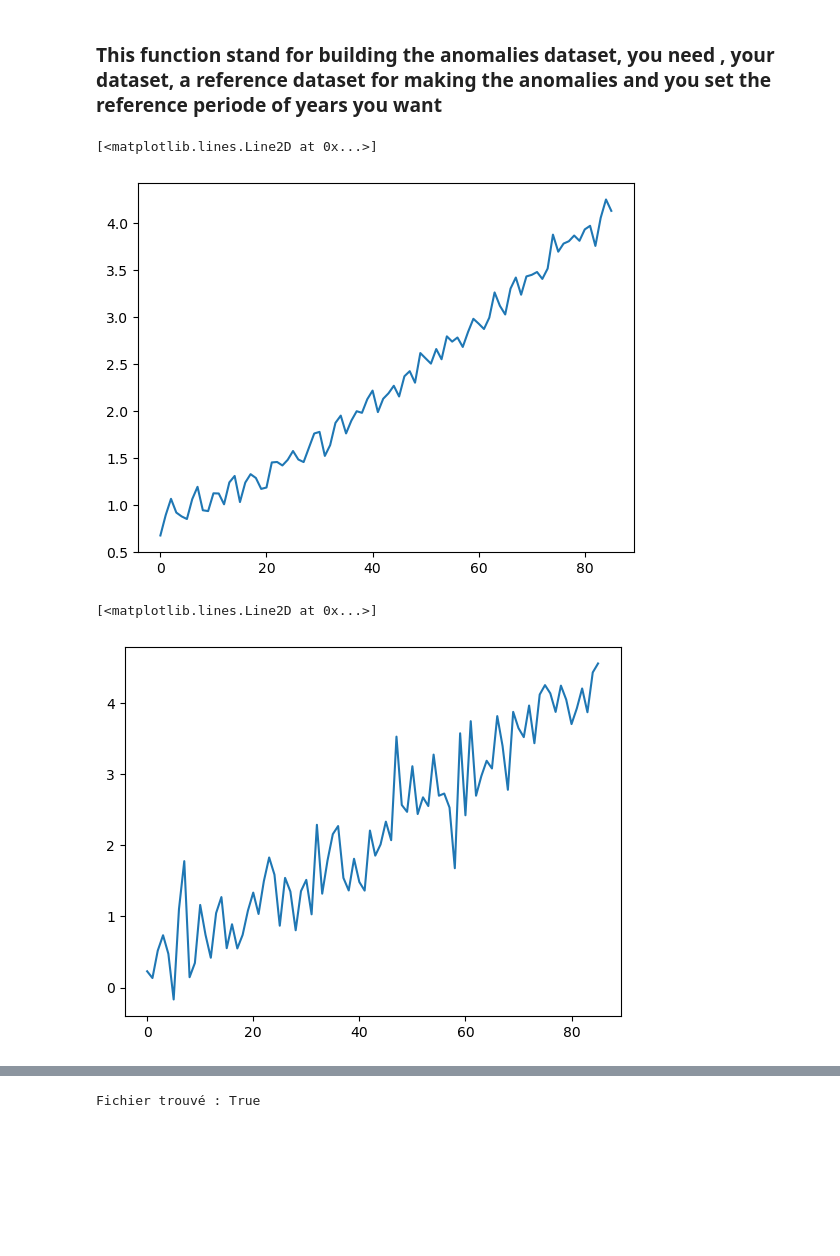
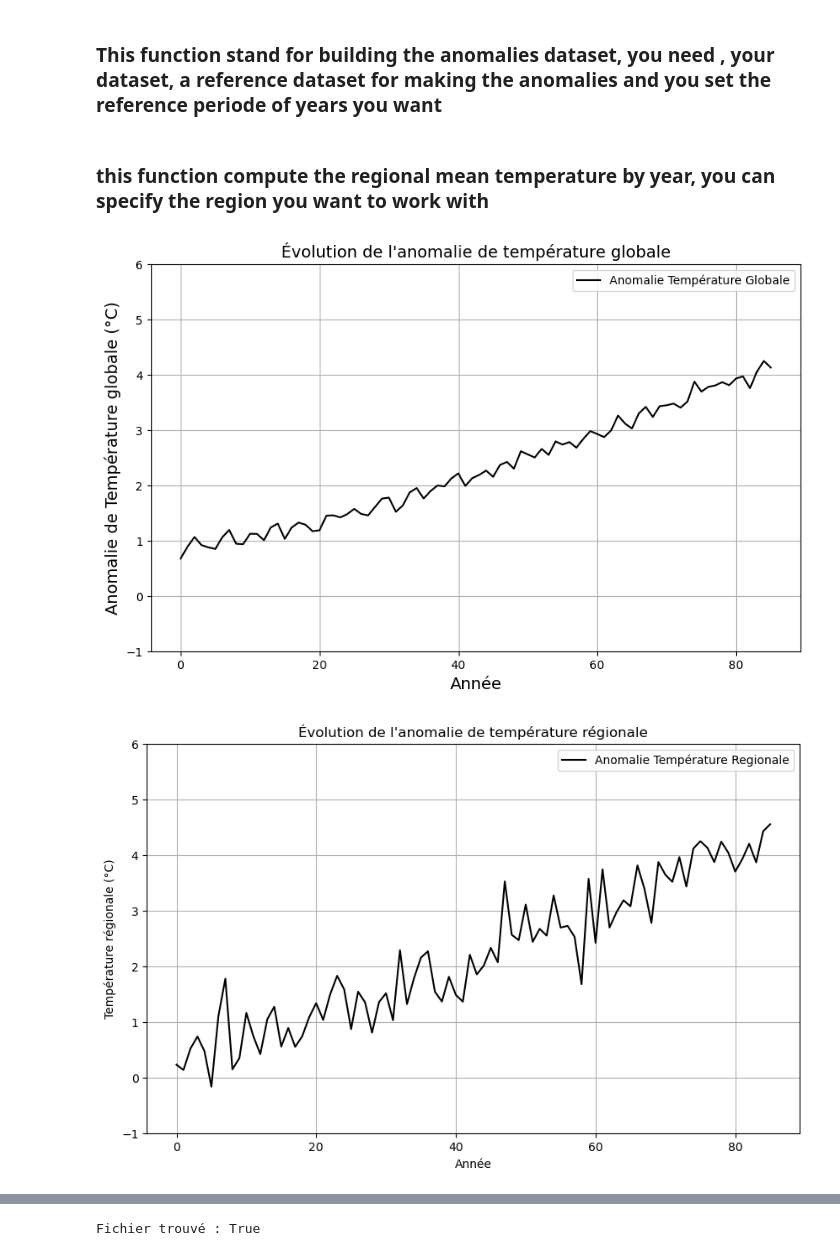
Before and after one commit to Userror05/MERCURY, a Jupyter notebook: emulator_tutorial.ipynb, the cells around one changed output, grey strips where cells are left out. Saved outputs shown, nothing was run; the diff lists cells and outputs as text; code cells hidden in the pictures; blank space fills up the shorter version.

```diff
--- a/emulator_tutorial.ipynb
+++ b/emulator_tutorial.ipynb
@@ -86,16 +110,35 @@ Attributes:
 ### This function stand for building the anomalies dataset, you need , your dataset, a reference dataset for making the anomalies and you set the reference periode of years you want
 # %%
 anomalies = ctl.build_anomalies(data_conv_interpolated,data_ref_conv_interpolated,(1850,1900))
+# %% [markdown]
+### this function compute the regional mean temperature by year, you can specify the region you want to work with
 # %%
 regions_anomalie = ctl.regional_anomalie_byear(anomalies,ctl.polygon_from_kml("Stage_4A (1).kml",chemin))
 # %%
 global_temp = ctl.global_anomalie_byear(anomalies)
-plt.plot(global_temp)
+
+# Maintenant le tracé :
+plt.figure(figsize=(10, 6))
+plt.plot(global_temp, label="Anomalie Température Globale",color="black")
+plt.xlabel("Année",fontsize=14)
+plt.ylim(-1,6)
+plt.ylabel("Anomalie de Température globale (°C)",fontsize=14)
+plt.title("Évolution de l'anomalie de température globale",fontsize=14)
+plt.legend()
+plt.grid(True)
+plt.show()
 # %% [output]
-[<matplotlib.lines.Line2D at 0x...>]
-[figure, old version]
+[figure, new version]
 # %%
-plt.plot(regions_anomalie[0])
+# Maintenant le tracé :
+plt.figure(figsize=(10, 6))
+plt.plot(regions_anomalie[0], label="Anomalie Température Regionale",color="black")
+plt.xlabel("Année")
+plt.ylim(-1,6)
+plt.ylabel("Température régionale (°C)")
+plt.title("Évolution de l'anomalie de température régionale")
+plt.legend()
+plt.grid(True)
+plt.show()
 # %% [output]
-[<matplotlib.lines.Line2D at 0x...>]
-[figure, old version]
+[figure, new version]
```
Also changed, not shown: parts of 20 cells of this notebook.
